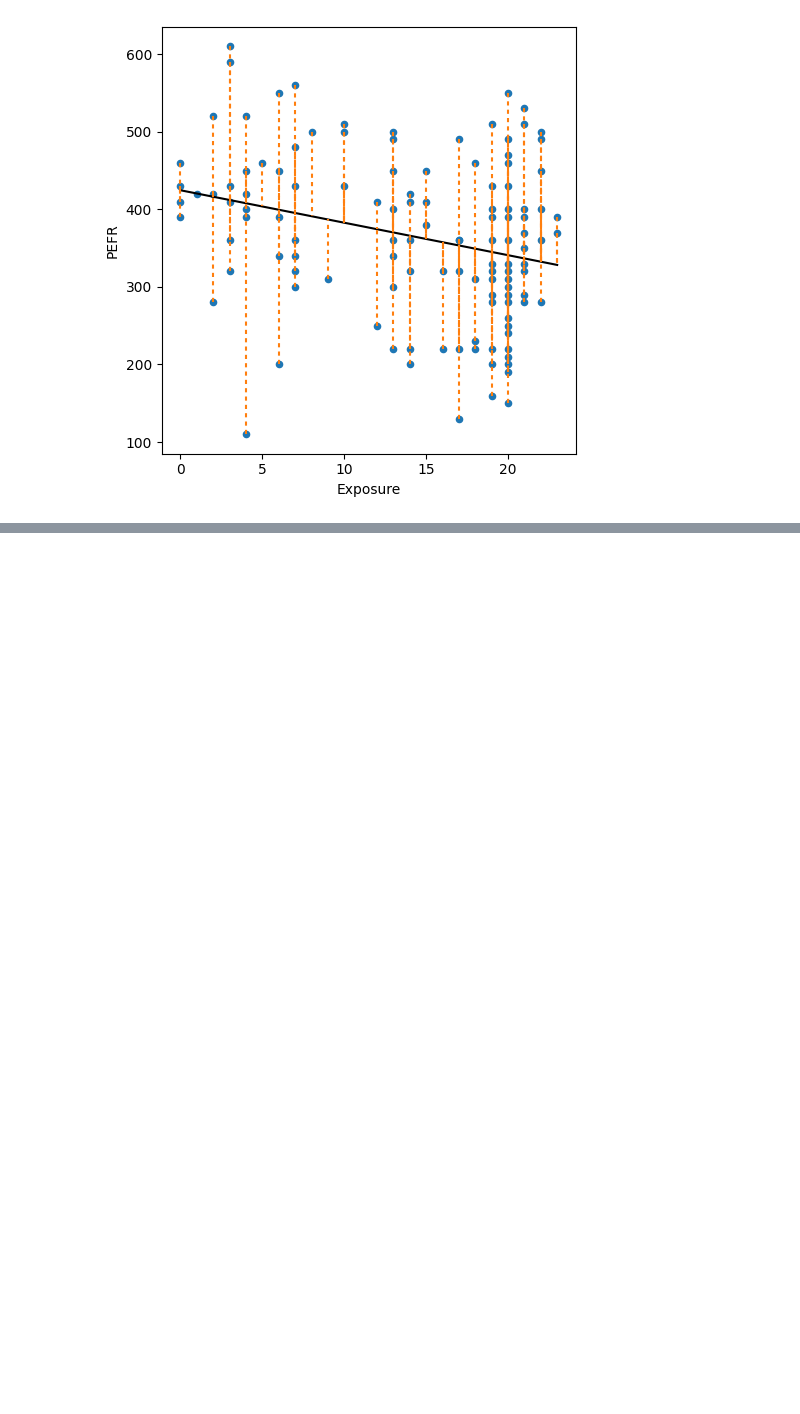
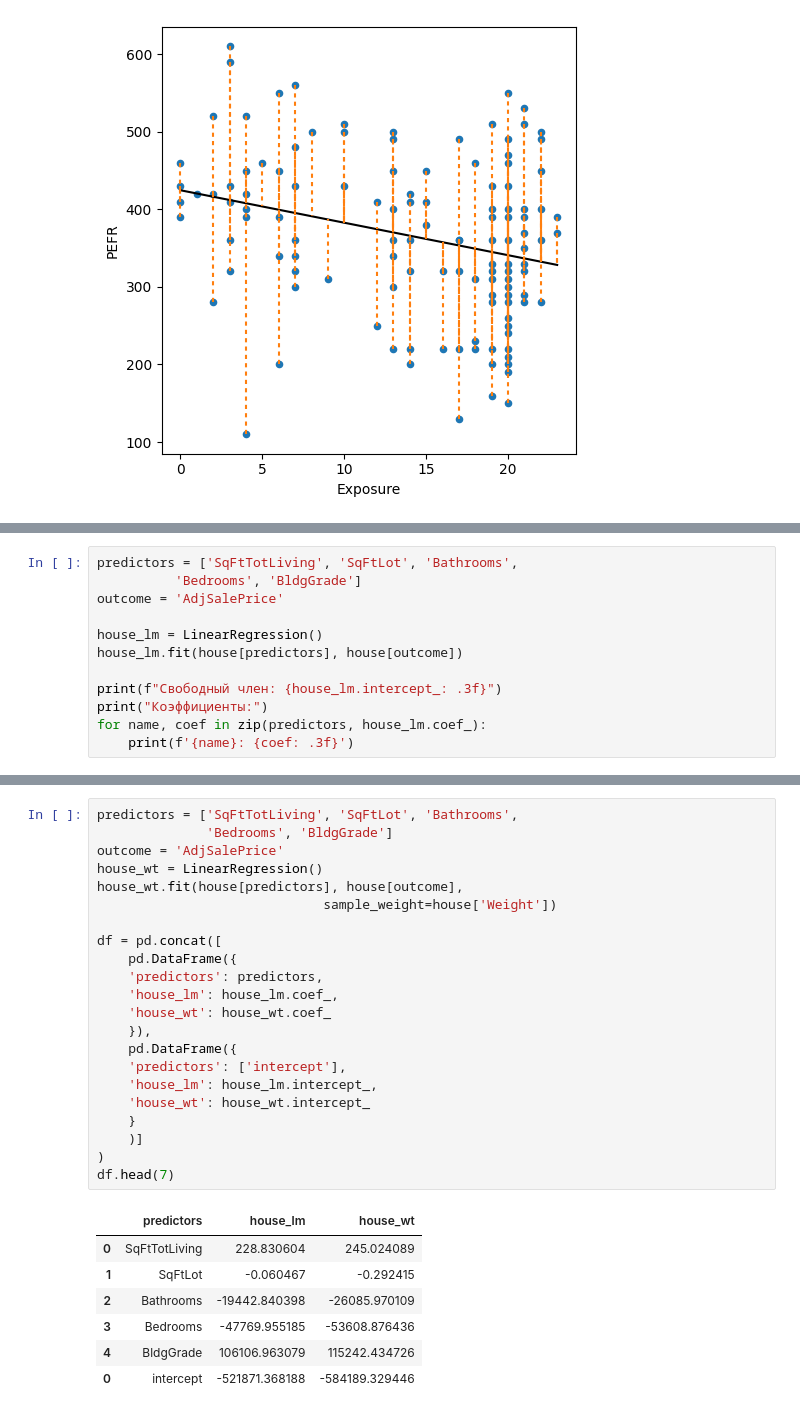
Before and after one commit to HiporeZ/work, a Jupyter notebook: mywork/chapter4.ipynb, the cells around one changed output, grey strips where cells are left out. Drawn from its saved outputs; the diff is of its cells as text; blank space fills up the shorter version.

```diff
--- a/mywork/chapter4.ipynb
+++ b/mywork/chapter4.ipynb
@@ -104,0 +117,12 @@ plt.show()
+# %%
+predictors = ['SqFtTotLiving', 'SqFtLot', 'Bathrooms',
+          'Bedrooms', 'BldgGrade']
+outcome = 'AdjSalePrice'
+
+house_lm = LinearRegression()
+house_lm.fit(house[predictors], house[outcome])
+
+print(f"Свободный член: {house_lm.intercept_: .3f}")
+print("Коэффициенты:")
+for name, coef in zip(predictors, house_lm.coef_):
+    print(f'{name}: {coef: .3f}')
@@ -104,0 +259,30 @@ plt.show()
+# %%
+predictors = ['SqFtTotLiving', 'SqFtLot', 'Bathrooms',
+              'Bedrooms', 'BldgGrade']
+outcome = 'AdjSalePrice'
+house_wt = LinearRegression()
+house_wt.fit(house[predictors], house[outcome],
+                             sample_weight=house['Weight'])
+
+df = pd.concat([
+    pd.DataFrame({
+    'predictors': predictors,
+    'house_lm': house_lm.coef_,
+    'house_wt': house_wt.coef_
+    }),
+    pd.DataFrame({
+    'predictors': ['intercept'],
+    'house_lm': house_lm.intercept_,
+    'house_wt': house_wt.intercept_
+    }
+    )]
+)
+df.head(7)
+# %% [output]
+|  | predictors | house_lm | house_wt |
+| 0 | SqFtTotLiving | 228.830604 | 245.024089 |
+| 1 | SqFtLot | -0.060467 | -0.292415 |
+| 2 | Bathrooms | -19442.840398 | -26085.970109 |
+| 3 | Bedrooms | -47769.955185 | -53608.876436 |
+| 4 | BldgGrade | 106106.963079 | 115242.434726 |
+| 0 | intercept | -521871.368188 | -584189.329446 |
```
Also changed, not shown: parts of 14 cells of this notebook, 3 other files.
